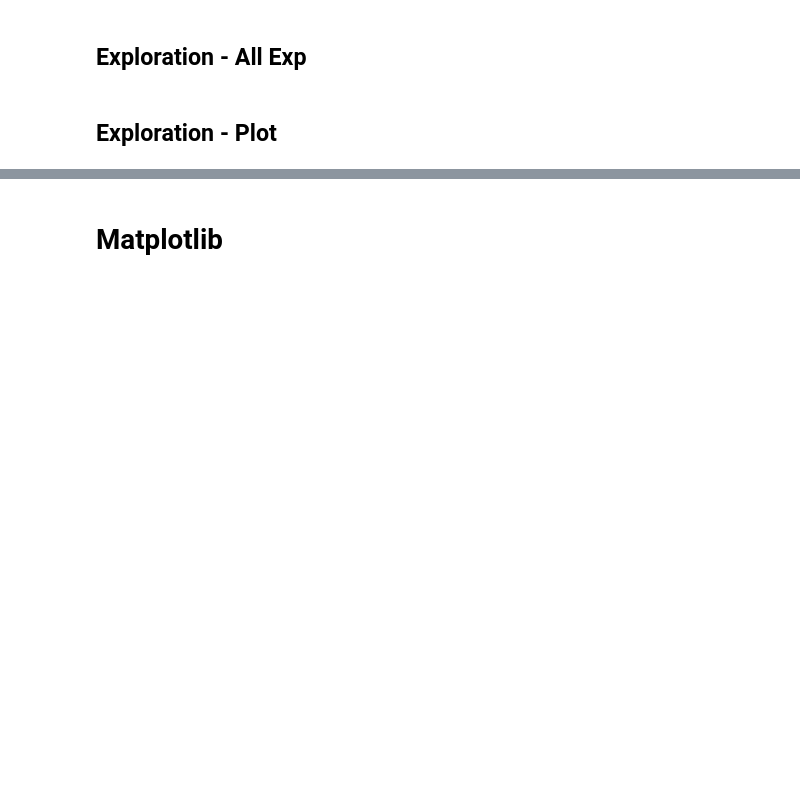
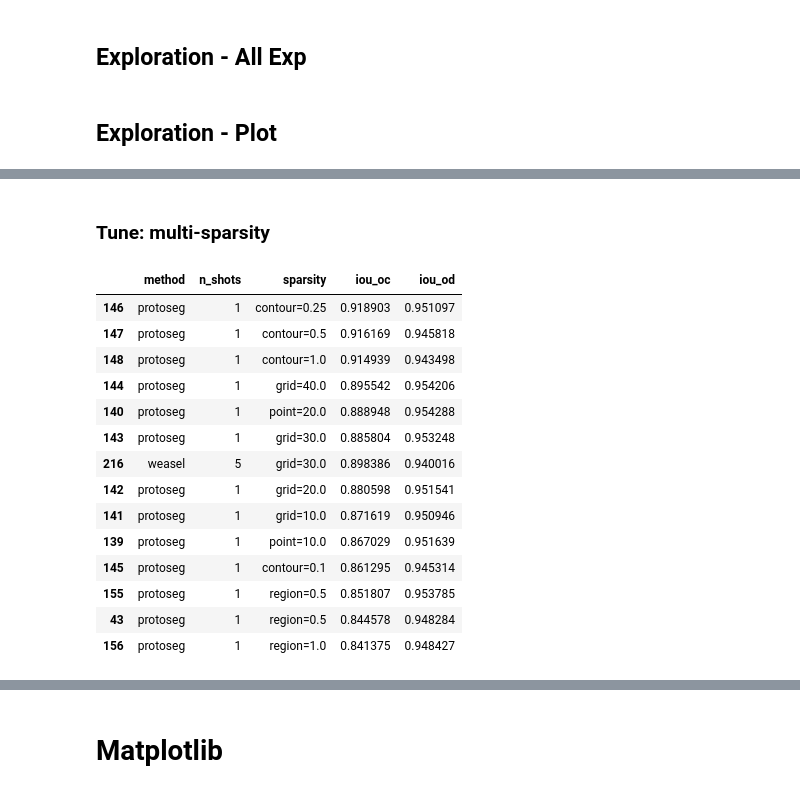
Before and after one commit to pandegaabyan/few-shot-weakly-seg, a Jupyter notebook: visualization.ipynb, the cells around one changed output, grey strips where cells are left out. Saved outputs shown, nothing was run; the diff lists cells and outputs as text; code cells hidden in the pictures; blank space fills up the shorter version.

```diff
--- a/visualization.ipynb
+++ b/visualization.ipynb
@@ -726,0 +981,2 @@ train_loss = combine_dataframes(
+# %% [markdown]
+### Tune: multi-sparsity
@@ -726,0 +993,20 @@ train_loss = combine_dataframes(
+# %%
+best = combined_df[(combined_df["iou_od"] > iou_od_ref) & (combined_df["iou_oc"] > iou_oc_ref)].copy()
+best["iou_mean"] = best[["iou_od", "iou_oc"]].mean(axis=1)
+best.sort_values("iou_mean", ascending=False)[["method","n_shots","sparsity","iou_oc","iou_od"]]
+# %% [output]
+|  | method | n_shots | sparsity | iou_oc | iou_od |
+| 146 | protoseg | 1 | contour=0.25 | 0.918903 | 0.951097 |
+| 147 | protoseg | 1 | contour=0.5 | 0.916169 | 0.945818 |
+| 148 | protoseg | 1 | contour=1.0 | 0.914939 | 0.943498 |
+| 144 | protoseg | 1 | grid=40.0 | 0.895542 | 0.954206 |
+| 140 | protoseg | 1 | point=20.0 | 0.888948 | 0.954288 |
+| 143 | protoseg | 1 | grid=30.0 | 0.885804 | 0.953248 |
+| 216 | weasel | 5 | grid=30.0 | 0.898386 | 0.940016 |
+| 142 | protoseg | 1 | grid=20.0 | 0.880598 | 0.951541 |
+| 141 | protoseg | 1 | grid=10.0 | 0.871619 | 0.950946 |
+| 139 | protoseg | 1 | point=10.0 | 0.867029 | 0.951639 |
+| 145 | protoseg | 1 | contour=0.1 | 0.861295 | 0.945314 |
+| 155 | protoseg | 1 | region=0.5 | 0.851807 | 0.953785 |
+| 43 | protoseg | 1 | region=0.5 | 0.844578 | 0.948284 |
+| 156 | protoseg | 1 | region=1.0 | 0.841375 | 0.948427 |
```
Also changed, not shown: parts of 38 cells of this notebook.
